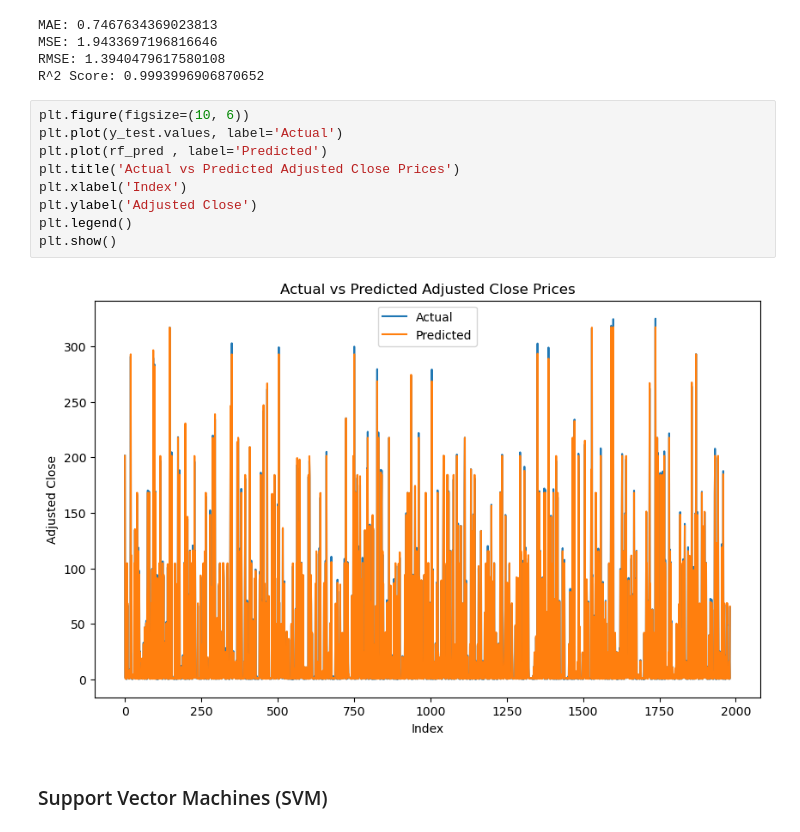
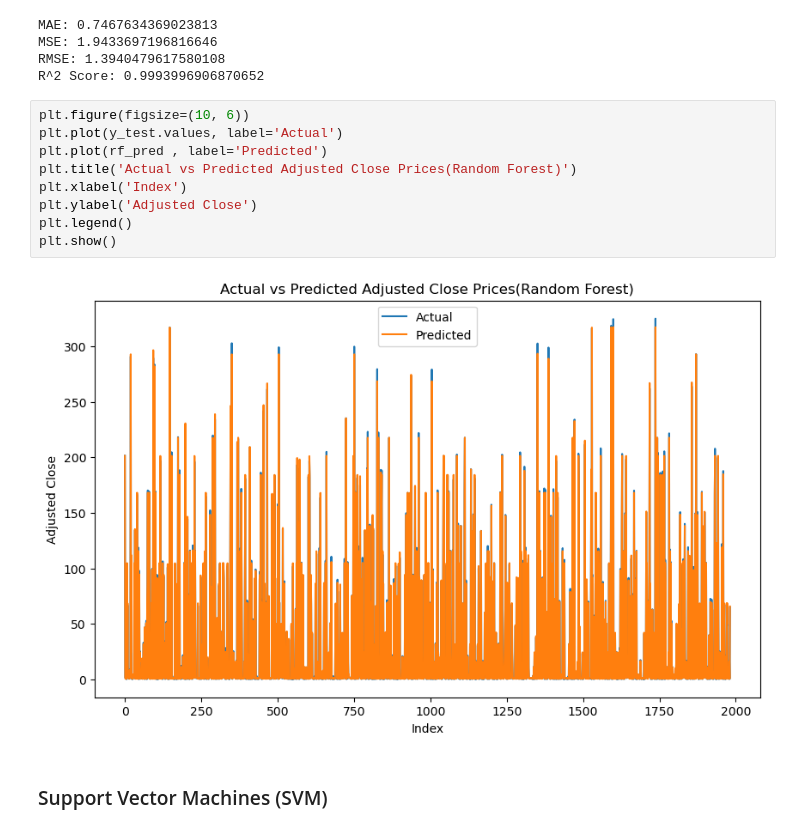
Before and after one commit to brand-ing/fuzzy-carnival, a Jupyter notebook: notebook.ipynb, the cells around one changed output. Saved outputs shown, nothing was run; the diff lists cells and outputs as text.

```diff
--- a/notebook.ipynb
+++ b/notebook.ipynb
@@ -229,14 +228,14 @@ R^2 Score: 0.9993996906870652
 # %%
 plt.figure(figsize=(10, 6))
 plt.plot(y_test.values, label='Actual')
 plt.plot(rf_pred , label='Predicted')
-plt.title('Actual vs Predicted Adjusted Close Prices')
+plt.title('Actual vs Predicted Adjusted Close Prices(Random Forest)')
 plt.xlabel('Index')
 plt.ylabel('Adjusted Close')
 plt.legend()
 plt.show()
 # %% [output]
-[figure, old version]
+[figure, new version]
 # %% [markdown]
 ### Support Vector Machines (SVM)
 # %%
```
Also changed, not shown: parts of 32 cells of this notebook.
